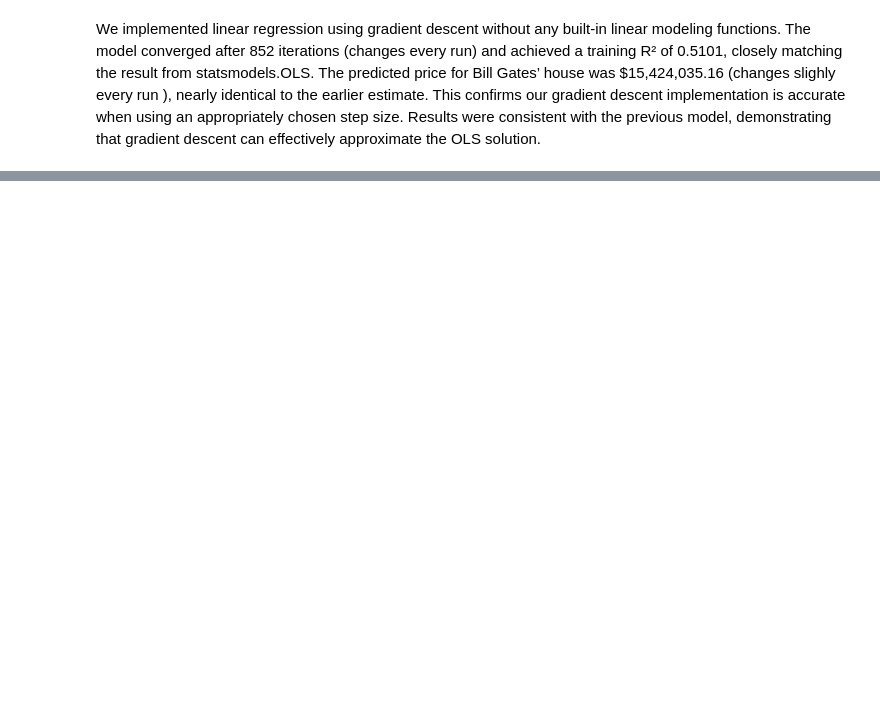
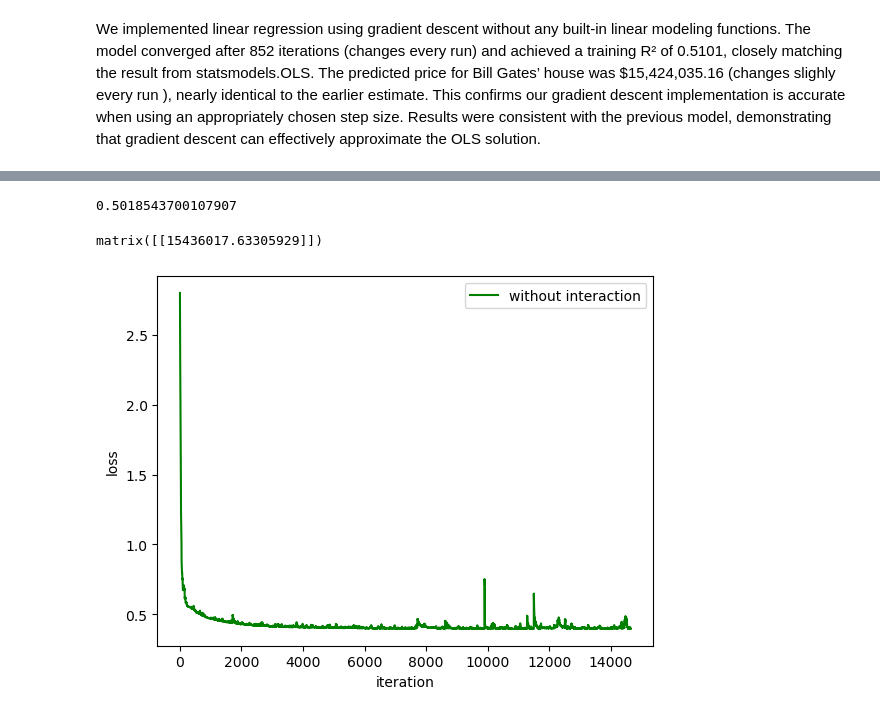
Before and after one commit to snaderi2000/STA243, a Jupyter notebook: SN_HW2.ipynb, the cells around one changed output, grey strips where cells are left out. Saved outputs shown, nothing was run; the diff lists cells and outputs as text; code cells hidden in the pictures; blank space fills up the shorter version.

```diff
--- a/SN_HW2.ipynb
+++ b/SN_HW2.ipynb
@@ -253,0 +248,44 @@ We implemented linear regression using gradient descent without any built-in lin
+# %%
+##stochastic gradient descent
+def sgd(X,y,iters,c0):
+  n = y.shape[0]
+  ## initialize
+  epsilon = 0.0000001
+  theta = np.asmatrix(np.random.normal(size=X.shape[1])).T
+  t = 1
+  eta = c0/t
+  l2loss = np.linalg.norm(y - X*theta,2)
+  ##iteration
+  for i in np.arange(1, iters+1):
+    id = np.random.choice(np.arange(1,n+1),n,replace=False)
+    X = X[id-1,:]
+    y = y[id-1,:]
+    for j in np.arange(0, n):
+      X_j = (X[j,:]).T
+      gradient = X_j.reshape((5,1)) * (X_j.reshape((5,1)).T*theta - y[j,:])
+      theta = theta -  eta * gradient
+      t = t+1
+      eta = c0
+      l2loss = np.append(l2loss,np.linalg.norm(y - X*theta,2))
+      if np.linalg.norm(gradient,2)<epsilon:
+       break
+  return(theta,l2loss)
+
+
+#SGD without interaction
+theta,loss1 = sgd(X_train_gd,y_train_gd,30,100)
+print(Rsq(y_train_gd,X_train_gd*theta))
+np.asmatrix(BG)/Xnorm*theta*Ynorm
+# %% [output]
+0.5018543700107907
+matrix([[15436017.63305929]])
+# %%
+##loss v.s. iteration
+plt.cla()
+plt.plot(np.arange(1, loss1.shape[0]+1),loss1,color = 'g',label="without interaction")
+plt.xlabel("iteration")
+plt.ylabel("loss")
+plt.legend(loc = "best")
+plt.savefig("sgd_no_int.png")
+# %% [output]
+[figure, added]
```
Also changed, not shown: parts of 10 cells of this notebook, 1 other file.
